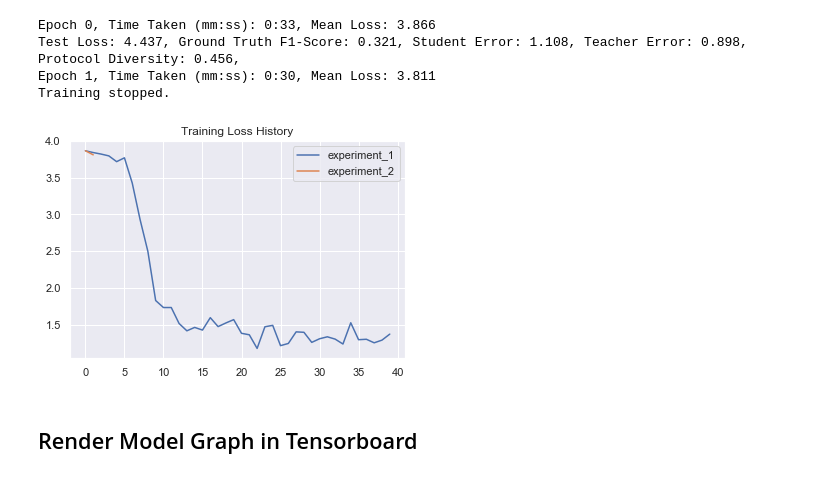
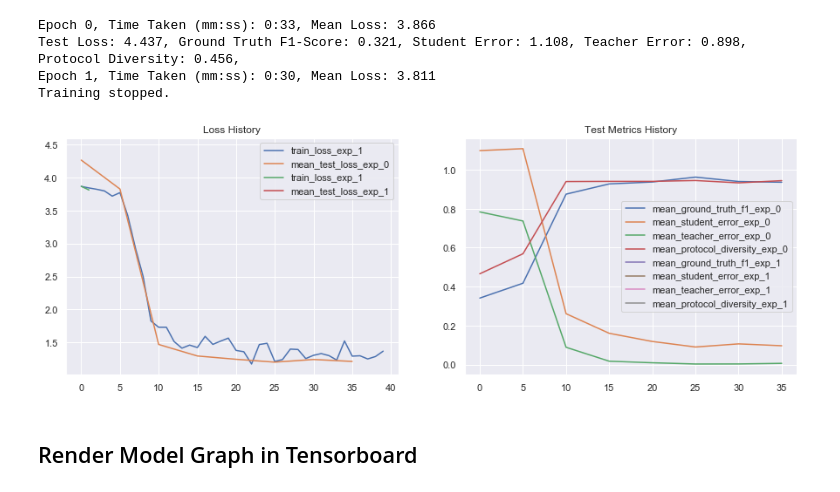
Before and after one commit to DylanCope/zero-shot-comm, a Jupyter notebook: zero-shot-comm.ipynb, the cells around one changed output. Drawn from its saved outputs; the diff is of its cells as text; code cells hidden in the pictures.

Commit message:
enhanced experiment plotting

```diff
--- a/zero-shot-comm.ipynb
+++ b/zero-shot-comm.ipynb
@@ -381,17 +381,11 @@ Epoch 0, Time Taken (mm:ss): 0:33, Mean Loss: 3.866
 Test Loss: 4.437, Ground Truth F1-Score: 0.321, Student Error: 1.108, Teacher Error: 0.898, Protocol Diversity: 0.456,
 Epoch 1, Time Taken (mm:ss): 0:30, Mean Loss: 3.811
 Training stopped.
-# %%
-plt.figure()
-plt.title('Training Loss History')
-sns.lineplot(x=range(len(experiment.training_history)),
-             y=[item['loss'] for item in experiment.training_history],
-             label='experiment_1');
-sns.lineplot(x=range(len(experiment2.training_history)),
-             y=[item['loss'] for item in experiment2.training_history],
-             label='experiment_2');
-# %% [output]
-[figure, removed]
+# %%
+axs = experiment.plot_training_history()
+experiment2.plot_training_history(axs=axs)
+# %% [output]
+[figure, added]
 # %% [markdown]
 ## Render Model Graph in Tensorboard
 # %%
```
Also changed, not shown: parts of 2 cells of this notebook, 1 other file.
